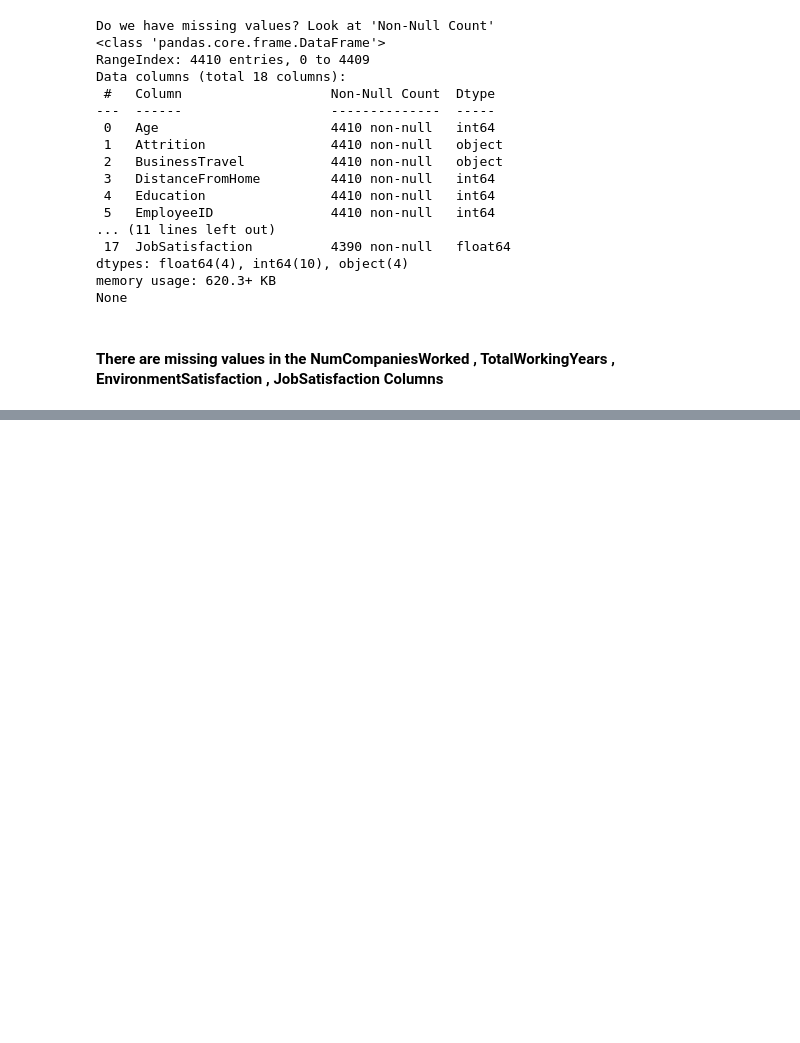
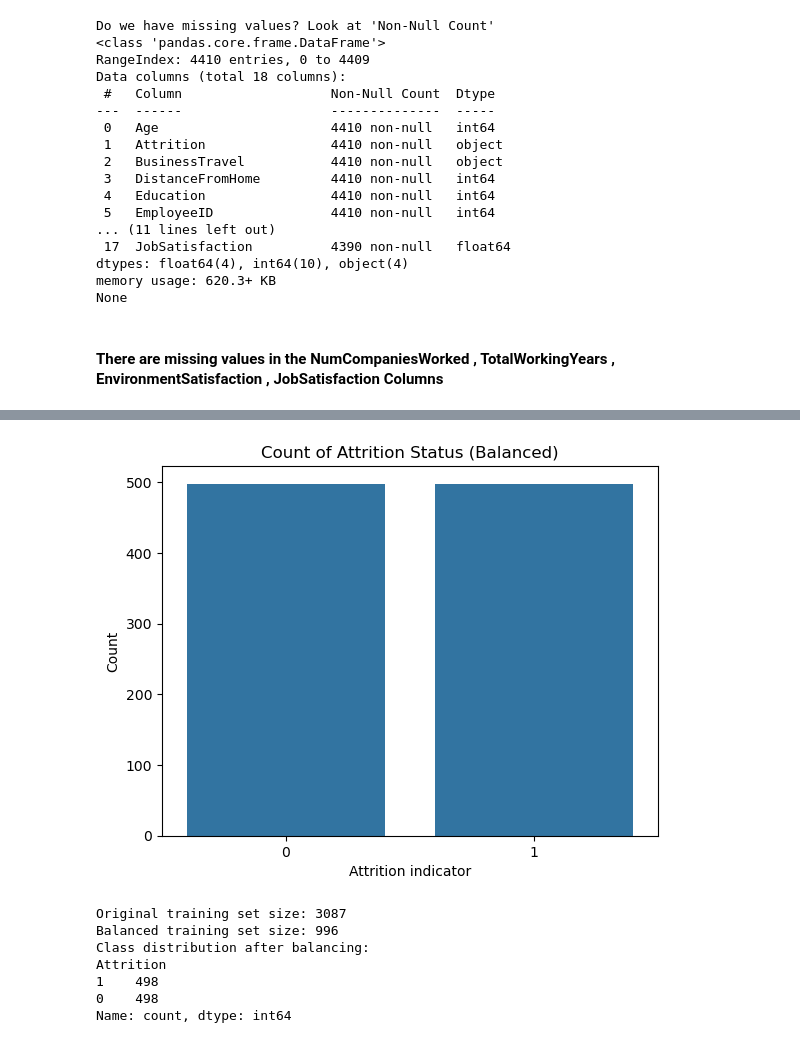
Before and after one commit to liulawrence2002/Machine-Learning-1, a Jupyter notebook: Project 2/Project 2.ipynb, the cells around one changed output, grey strips where cells are left out. Cells and saved outputs as stored; diff of their text form; code cells hidden in the pictures; blank space fills up the shorter version.

```diff
--- a/Project 2/Project 2.ipynb
+++ b/Project 2/Project 2.ipynb
@@ -381,0 +159,4 @@ Recall (train):    0.000
+# %%
+categorical_columns = ['BusinessTravel', 'Gender', 'MaritalStatus']
+X_train_encoded = pd.get_dummies(X_train, columns=categorical_columns, drop_first=True, dtype=int)
+X_test_encoded = pd.get_dummies(X_test, columns = categorical_columns, drop_first= True, dtype = int )
@@ -381,0 +249,39 @@ Recall (train):    0.000
+# %%
+# -------------------------------------------------------------------
+# Step 3: Balancing Classes (Downsampling)
+# -------------------------------------------------------------------
+
+# Class imbalance: downsample the negative class (No attrition);
+# keep all positives (Yes attrition) + equal number of negatives
+
+# Get indices for each class
+pos_idx = y_train.index[y_train == 1]  # Attrition = Yes
+neg_idx = y_train.index[y_train == 0]  # Attrition = No
+
+# Randomly sample negative class to match positive class size
+keep_neg = np.random.choice(neg_idx, size=len(pos_idx), replace=False)
+keep_idx = np.concatenate([pos_idx, keep_neg])
+
+# Create balanced training sets
+X_train_bal = X_train_encoded.loc[keep_idx].copy()
+y_train_bal = y_train.loc[keep_idx].copy()
+
+# Quick look after balancing
+sns.countplot(x=y_train_bal)
+plt.xlabel("Attrition indicator")
+plt.ylabel("Count")
+plt.title("Count of Attrition Status (Balanced)")
+plt.show()
+
+print(f"\nOriginal training set size: {len(y_train)}")
+print(f"Balanced training set size: {len(y_train_bal)}")
+print(f"Class distribution after balancing:\n{y_train_bal.value_counts()}")
+# %% [output]
+[figure, added]
+Original training set size: 3087
+Balanced training set size: 996
+Class distribution after balancing:
+Attrition
+1    498
+0    498
+Name: count, dtype: int64
```
Also changed, not shown: parts of 52 cells of this notebook.
